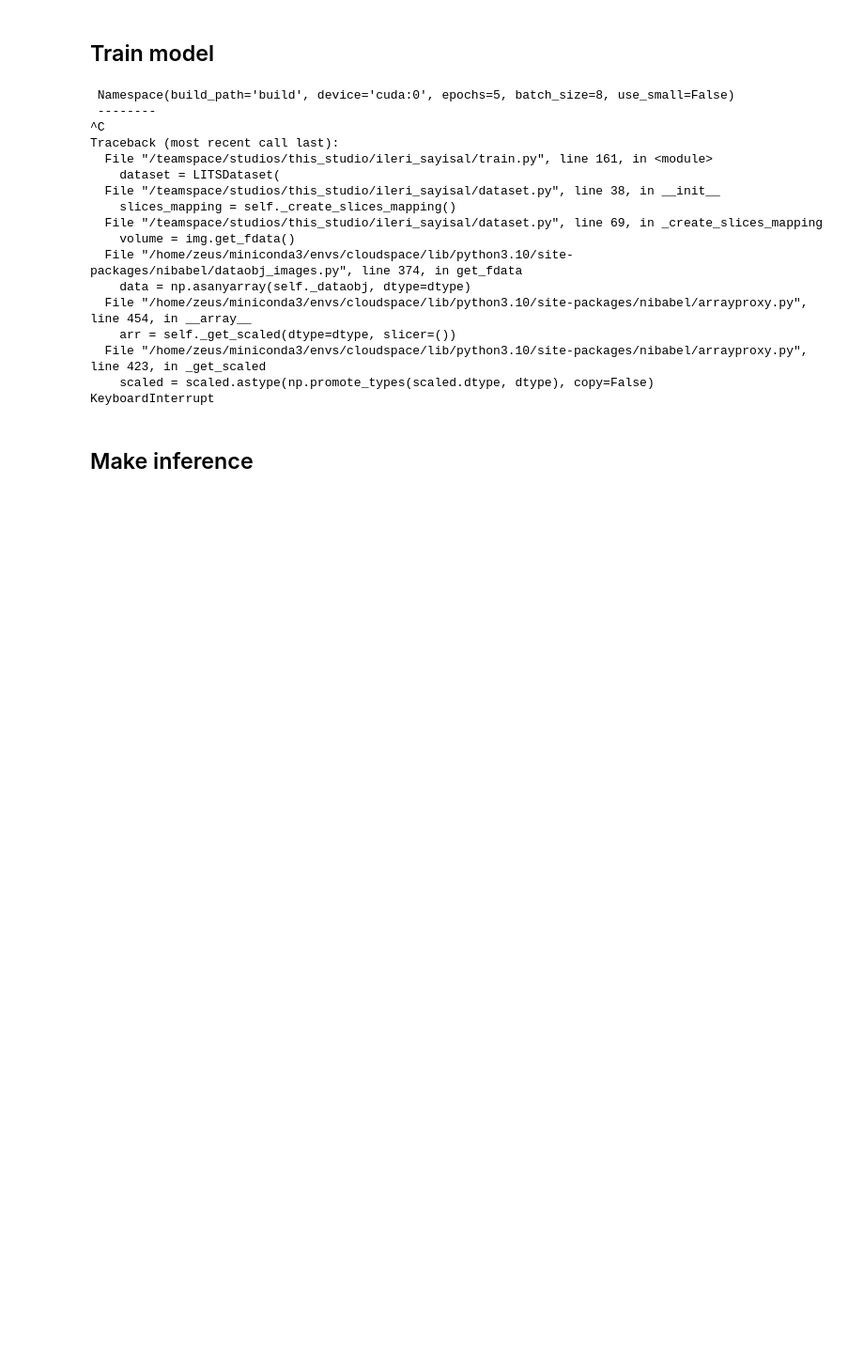
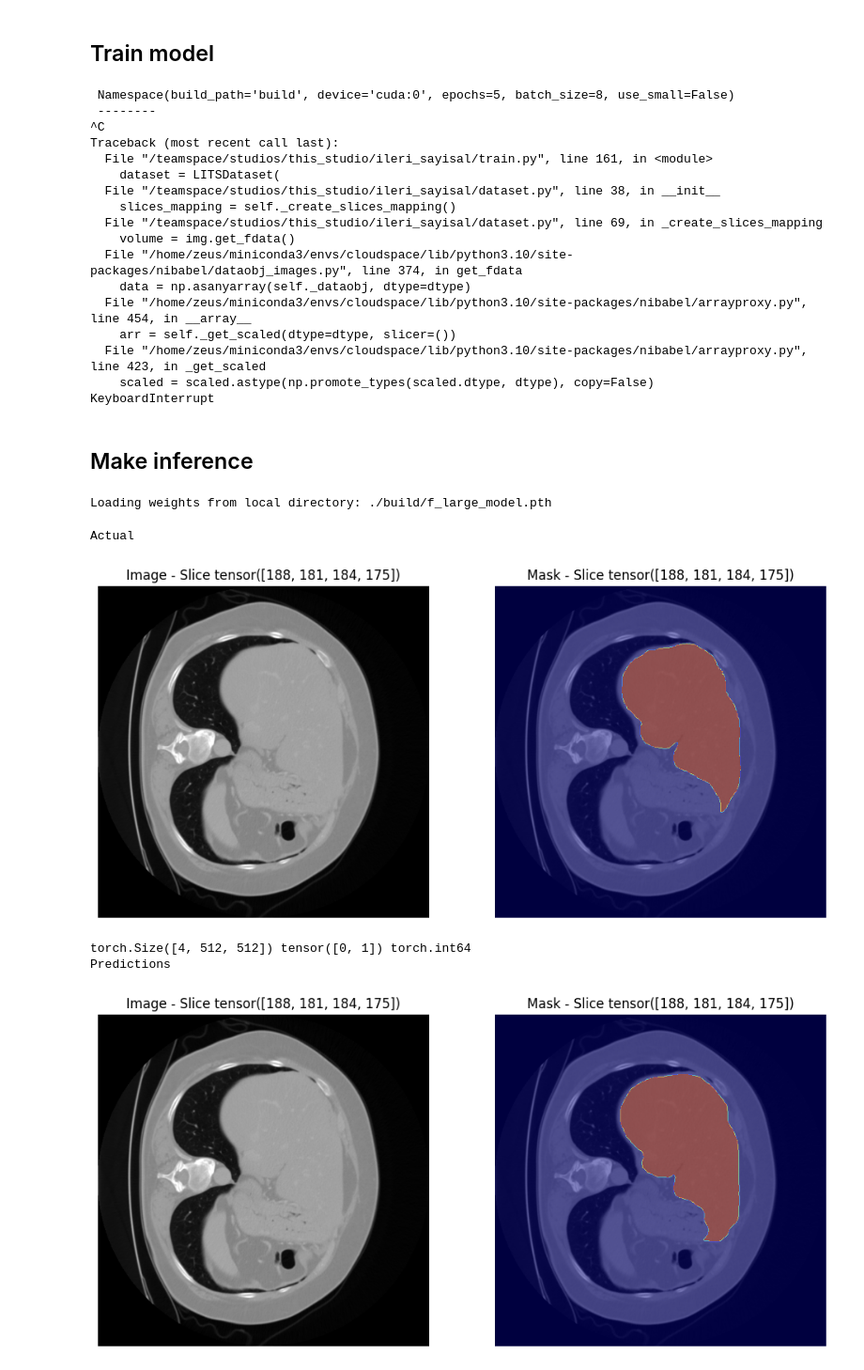
Before and after one commit to amar-jay/ileri_sayisal, a Jupyter notebook: Untitled.ipynb, the cells around one changed output. Shown at 94% size. Cells and saved outputs as stored; diff of their text form; code cells hidden in the pictures; blank space fills up the shorter version.

Commit message:
training done, inferece donee too

```diff
--- a/Untitled.ipynb
+++ b/Untitled.ipynb
@@ -114,2 +115,44 @@ KeyboardInterrupt
 # %% [markdown]
 ## Make inference
+# %%
+import os
+from train import get_model_large
+save_path="./build/f_large_model.pth"
+device = "cuda:0" if torch.cuda.is_available() else "cpu"
+
+assert os.path.exists(save_path)
+
+model = get_model_large(3, save_path, device=device)
+# %% [output]
+Loading weights from local directory: ./build/f_large_model.pth
+# %%
+from torch.nn import functional as F
+for sample in dataloader:
+    print("Actual")
+    visualize_sample(sample)
+    images = sample['image'].to(device)  # Shape: [B, 1, 512, 512]
+    masks = sample['mask'].to(device)    # Shape: [B, 512, 512]
+
+        # Repeat the channels for a 3-channel input
+    images = images.repeat(1, 3, 1, 1)
+    # Forward pass
+    outputs = model(images)["out"]
+    outputs_prob = F.softmax(outputs, dim=1)
+    preds = torch.argmax(outputs_prob, dim=1)  # Get predicted class for each pixel
+
+    pred_sample = {
+        'image': sample['image'],
+        'slice_idx': sample['slice_idx'],
+        'mask': preds
+    }
+        # pred_sample = sample.copy()
+        # pred_sample['mask'] = preds
+    print("Predictions")
+    visualize_sample(pred_sample)
+    break
+# %% [output]
+Actual
+[figure, added]
+torch.Size([4, 512, 512]) tensor([0, 1]) torch.int64
+Predictions
+[figure, added]
```
Also changed, not shown: parts of 3 cells of this notebook, 3 other files.
